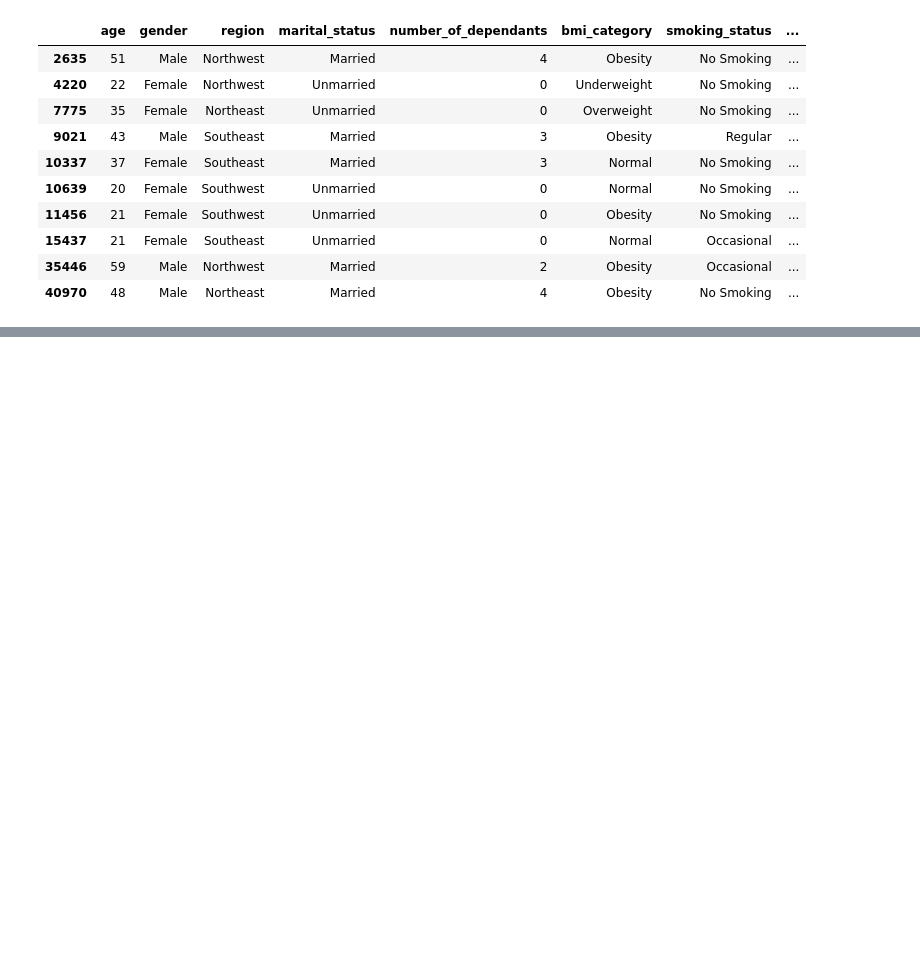
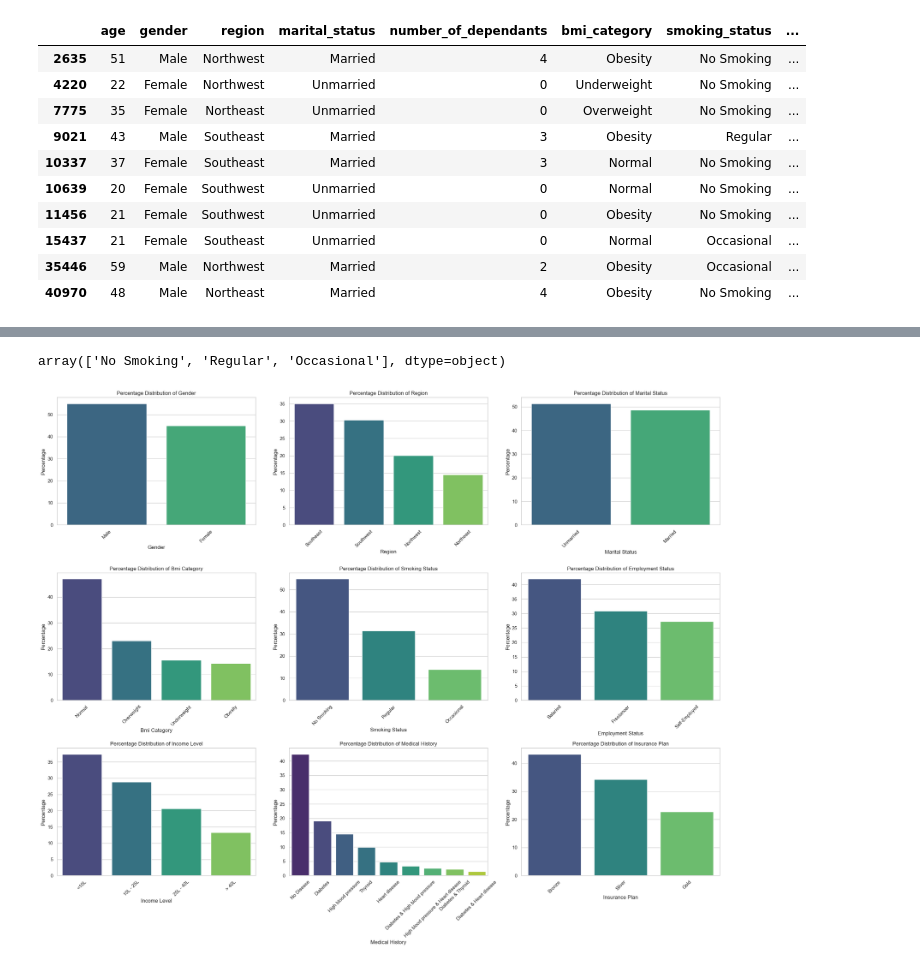
Before and after one commit to GKPSingh/Practice, a Jupyter notebook: Healthcare_Premium_Prediction/Healthcare_Premium_Prediction.ipynb, the cells around one changed output, grey strips where cells are left out. Saved outputs shown, nothing was run; the diff lists cells and outputs as text; code cells hidden in the pictures; blank space fills up the shorter version.

```diff
--- a/Healthcare_Premium_Prediction/Healthcare_Premium_Prediction.ipynb
+++ b/Healthcare_Premium_Prediction/Healthcare_Premium_Prediction.ipynb
@@ -167,0 +301,8 @@ df[df['income_lakhs']>100]
+# %%
+# Filter categorical columns (dtype == object)
+categorical_cols = df.select_dtypes(include='object').columns
+
+# Print unique values for each categorical column
+for col in categorical_cols:
+    print(f"\nColumn: {col}")
+    print(df[col].unique())
@@ -167,0 +327,50 @@ df[df['income_lakhs']>100]
+# %%
+df['smoking_status'] = df['smoking_status'].replace(
+    ['Smoking=0', 'Does Not Smoke', 'Not Smoking'], 'No Smoking'
+)
+# %%
+df['smoking_status'].unique()
+# %% [output]
+array(['No Smoking', 'Regular', 'Occasional'], dtype=object)
+# %%
+# Set plot style
+sns.set(style='whitegrid')
+
+# Select up to 9 categorical columns
+categorical_cols = df.select_dtypes(include='object').columns[:9]
+
+# Set up 3x3 subplot grid
+fig, axes = plt.subplots(3, 3, figsize=(22, 18))
+axes = axes.flatten()
+
+# Loop through each column and plot
+for i, col in enumerate(categorical_cols):
+    # Calculate percentage values
+    percent_values = df[col].value_counts(normalize=True).mul(100).reset_index()
+    percent_values.columns = [col, 'percentage']
+
+    # Plot with hue to avoid deprecation warning
+    sns.barplot(
+        data=percent_values,
+        x=col,
+        y='percentage',
+        hue=col,
+        palette='viridis',
+        legend=False,
+        ax=axes[i]
+    )
+
+    # Title and labels
+    axes[i].set_title(f'Percentage Distribution of {col.replace("_", " ").title()}')
+    axes[i].set_xlabel(col.replace("_", " ").title())
+    axes[i].set_ylabel('Percentage')
+    axes[i].tick_params(axis='x', rotation=45)
+
+# Hide unused axes (if <9 categorical columns)
+for j in range(i + 1, len(axes)):
+    fig.delaxes(axes[j])
+
+plt.tight_layout()
+plt.show()
+# %% [output]
+[figure, added]
```
Also changed, not shown: parts of 17 cells of this notebook.
